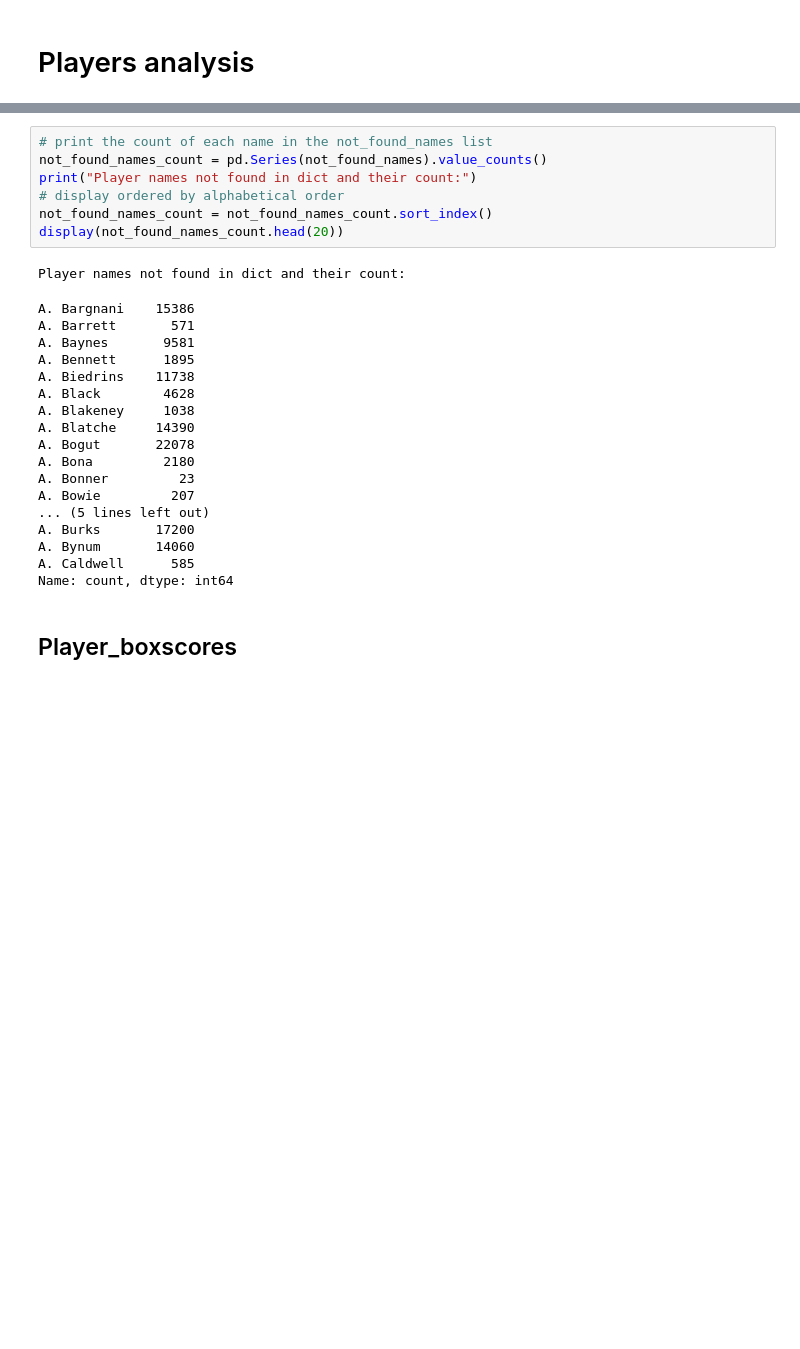
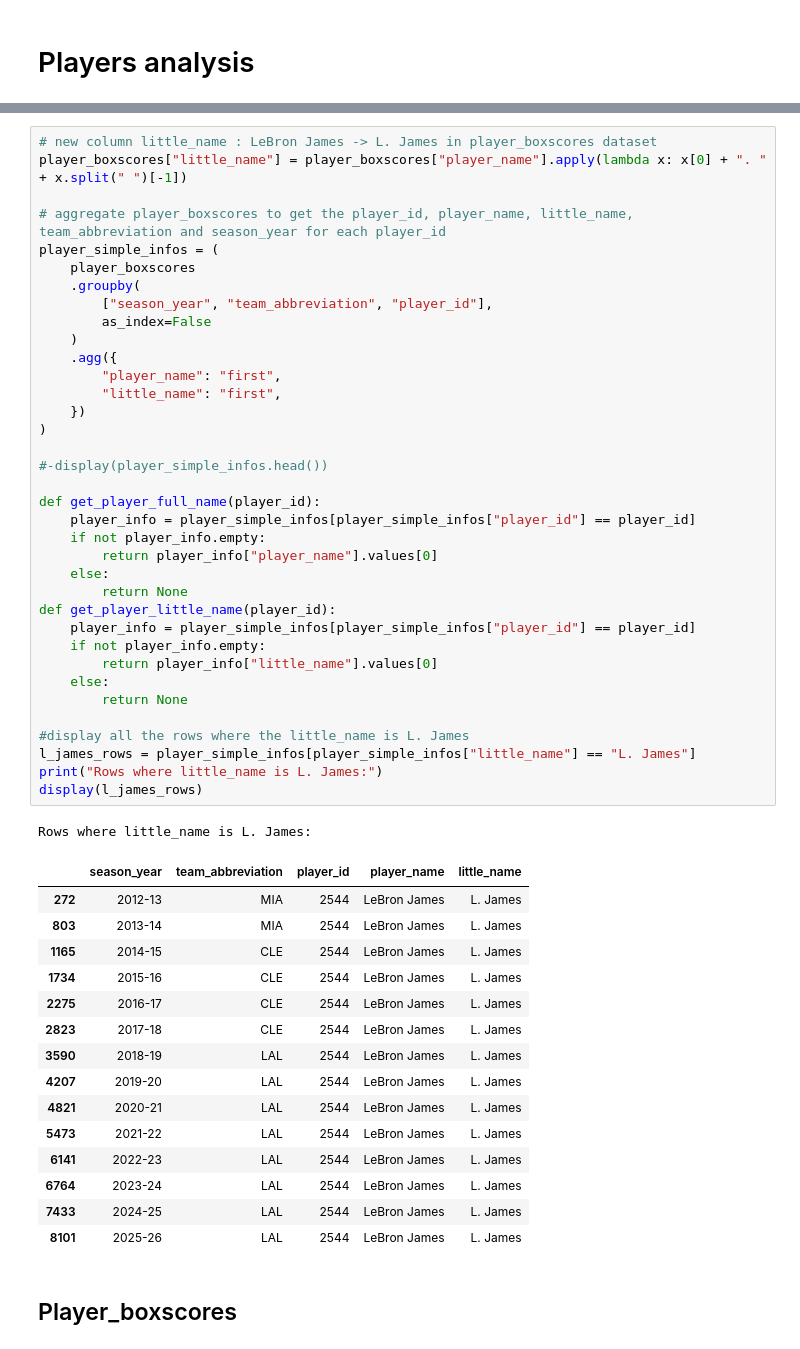
Before and after one commit to Caro-13/data_viz_NBA_Hyp_A, a Jupyter notebook: test_best_player.ipynb, the cells around one changed output, grey strips where cells are left out. Drawn from its saved outputs; the diff is of its cells as text; blank space fills up the shorter version.

```diff
--- a/test_best_player.ipynb
+++ b/test_best_player.ipynb
@@ -154,29 +73,56 @@ not_found_names = [player_name_i for player_name_i in play_by_play["player_name_
-# %%
-# print the count of each name in the not_found_names list
-not_found_names_count = pd.Series(not_found_names).value_counts()
-print("Player names not found in dict and their count:")
-# display ordered by alphabetical order
-not_found_names_count = not_found_names_count.sort_index()
-display(not_found_names_count.head(20))
-# %% [output]
-Player names not found in dict and their count:
-A. Bargnani    15386
-A. Barrett       571
-A. Baynes       9581
-A. Bennett      1895
-A. Biedrins    11738
-A. Black        4628
-A. Blakeney     1038
-A. Blatche     14390
-A. Bogut       22078
-A. Bona         2180
-A. Bonner         23
-A. Bowie         207
-... (5 lines left out)
-A. Burks       17200
-A. Bynum       14060
-A. Caldwell      585
-Name: count, dtype: int64
+# %%
+# new column little_name : LeBron James -> L. James in player_boxscores dataset
+player_boxscores["little_name"] = player_boxscores["player_name"].apply(lambda x: x[0] + ". " + x.split(" ")[-1])
+
+# aggregate player_boxscores to get the player_id, player_name, little_name, team_abbreviation and season_year for each player_id
+player_simple_infos = (
+    player_boxscores
+    .groupby(
+        ["season_year", "team_abbreviation", "player_id"],
+        as_index=False
+    )
+    .agg({
+        "player_name": "first",
+        "little_name": "first",
+    })
+)
+
+#-display(player_simple_infos.head())
+
+def get_player_full_name(player_id):
+    player_info = player_simple_infos[player_simple_infos["player_id"] == player_id]
+    if not player_info.empty:
+        return player_info["player_name"].values[0]
+    else:
+        return None
+def get_player_little_name(player_id):
+    player_info = player_simple_infos[player_simple_infos["player_id"] == player_id]
+    if not player_info.empty:
+        return player_info["little_name"].values[0]
+    else:
+        return None
+
+#display all the rows where the little_name is L. James
+l_james_rows = player_simple_infos[player_simple_infos["little_name"] == "L. James"]
+print("Rows where little_name is L. James:")
+display(l_james_rows)
+# %% [output]
+Rows where little_name is L. James:
+|  | season_year | team_abbreviation | player_id | player_name | little_name |
+| 272 | 2012-13 | MIA | 2544 | LeBron James | L. James |
+| 803 | 2013-14 | MIA | 2544 | LeBron James | L. James |
+| 1165 | 2014-15 | CLE | 2544 | LeBron James | L. James |
+| 1734 | 2015-16 | CLE | 2544 | LeBron James | L. James |
+| 2275 | 2016-17 | CLE | 2544 | LeBron James | L. James |
+| 2823 | 2017-18 | CLE | 2544 | LeBron James | L. James |
+| 3590 | 2018-19 | LAL | 2544 | LeBron James | L. James |
+| 4207 | 2019-20 | LAL | 2544 | LeBron James | L. James |
+| 4821 | 2020-21 | LAL | 2544 | LeBron James | L. James |
+| 5473 | 2021-22 | LAL | 2544 | LeBron James | L. James |
+| 6141 | 2022-23 | LAL | 2544 | LeBron James | L. James |
+| 6764 | 2023-24 | LAL | 2544 | LeBron James | L. James |
+| 7433 | 2024-25 | LAL | 2544 | LeBron James | L. James |
+| 8101 | 2025-26 | LAL | 2544 | LeBron James | L. James |
 # %% [markdown]
 ## Player_boxscores
 # %% [markdown]
```
Also changed, not shown: parts of 25 cells of this notebook.
